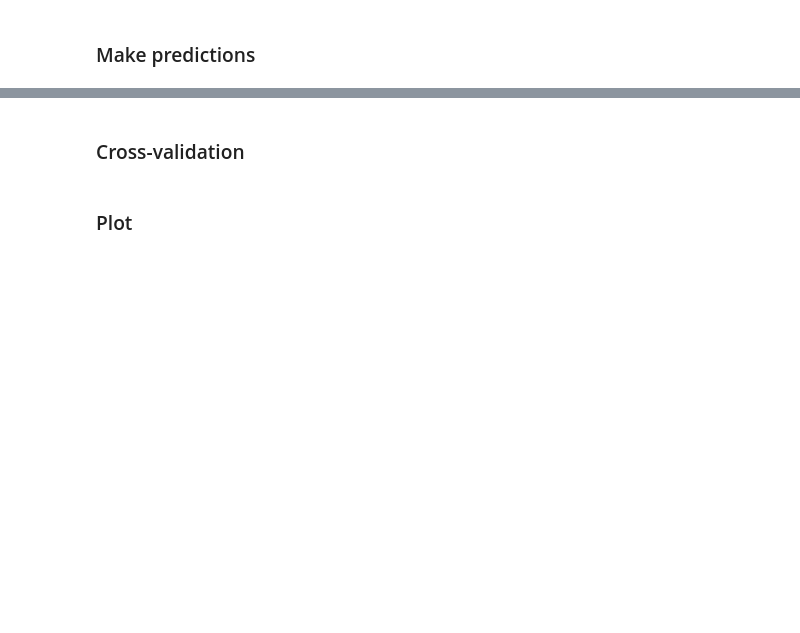
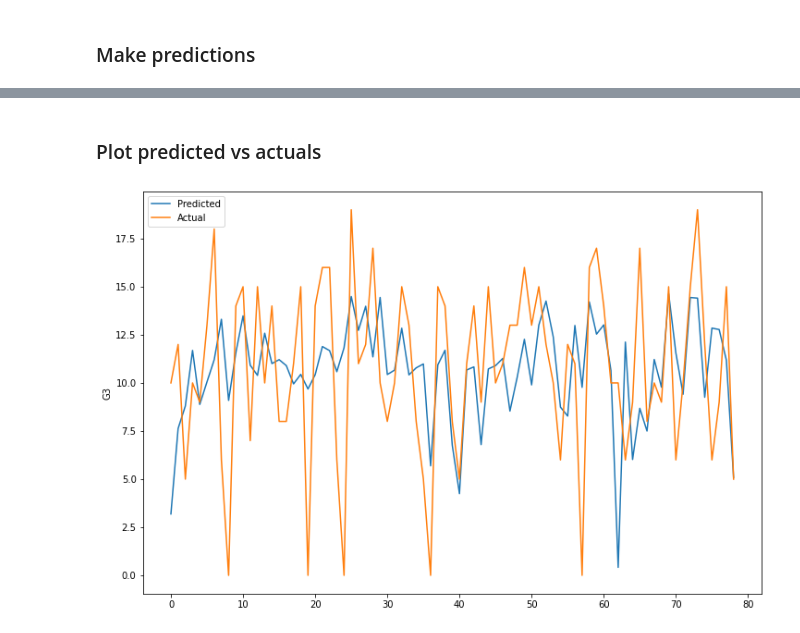
Before and after one commit to mathieu-tulpinck/ehb-ai, a Jupyter notebook: assignment.ipynb, the cells around one changed output, grey strips where cells are left out. Drawn from its saved outputs; the diff is of its cells as text; code cells hidden in the pictures; blank space fills up the shorter version.

```diff
--- a/assignment.ipynb
+++ b/assignment.ipynb
@@ -46,25 +86,36 @@ mathscores_without_G1_G2 = mathscores.drop(['G1', 'G2'], axis = 'columns')
 # %%
-# Encoding categorical features
-drop_enc = preprocessing.OrdinalEncoder()
-mathscores_encoded_ndarray = drop_enc.fit_transform(mathscores_without_G1_G2)
-mathscores_encoded = pd.DataFrame(mathscores_encoded_ndarray, columns = mathscores_without_G1_G2.columns)
+from sklearn.model_selection import train_test_split
+from sklearn.preprocessing import OrdinalEncoder
+from sklearn.model_selection import train_test_split
 
-X_features = mathscores_encoded.columns.to_numpy()
+mathscores_without_G1_G2_G3.info()
 
-# This method prints information about a DataFrame including the index dtype and columns, non-null values and memory usage.
-mathscores_encoded[pd.Series(X_features)].info()
+# one-hot encoding of categorical features
+categorical_features = mathscores_without_G1_G2_G3.select_dtypes(exclude = ['int64'])
+numeric_features = mathscores_without_G1_G2_G3.select_dtypes(include = ['int64'])
+categorical_features_cols = categorical_features.columns.values.tolist()
+numeric_features_cols = numeric_features.columns.values.tolist()
+concatenated_cols = categorical_features_cols + numeric_features_cols
 
-X = mathscores_encoded.drop('G3', axis = 'columns')
-y = mathscores_encoded['G3']
+enc = OrdinalEncoder(dtype = 'int64')
+categorical_features = enc.fit_transform(categorical_features)
+concatenated = np.concatenate((categorical_features, numeric_features), axis = 1)
+
+X = pd.DataFrame(concatenated, columns = concatenated_cols)
+
+print(X.info())
+
+#X.to_csv(r'./data/concatenated.csv', index = None, header=True)
+
+# mathscores_one_hot_encoded = pd.get_dummies(mathscores_without_G1_G2_G3, columns = categorical_features)
+
+y = mathscores['G3']
 
 # 80% - 20% split for the training and testing sets. 316/395 = 0.8
 # Assign train and test sets (in your experiments, you want to do cross-validation).
 X_train, X_test, y_train, y_test = train_test_split(X, y, test_size = 0.2, random_state = 42)
 
-X_train = X_train.to_numpy()
-X_test = X_test.to_numpy()
-y_train = y_train.to_numpy()
-y_test = y_test.to_numpy()
-
 print(f"X shape: {X_train.shape}, X type:{type(X_train)})")
+print(X_train)
 print(f"y shape: {y_train.shape}, y type:{type(y_train)})")
+print(y_train)
@@ -110,2 +218,0 @@ print(f"Target values \n {y_train[:4]}")
-# %% [markdown]
-### Cross-validation
@@ -118,12 +219,14 @@ df_pred_actual.head(10)
 # %% [markdown]
-### Plot
+### Plot predicted vs actuals
 # %%
 plt.figure(figsize = (12, 8))
 
 plt.plot(y_pred, label='Predicted')
-plt.plot(y_test, label='Actual')
+plt.plot(y_test.values, label='Actual')
 
 plt.ylabel('G3')
 
 plt.legend()
 plt.show()
+# %% [output]
+[figure, added]
```
Also changed, not shown: parts of 13 cells of this notebook, 2 other files.
